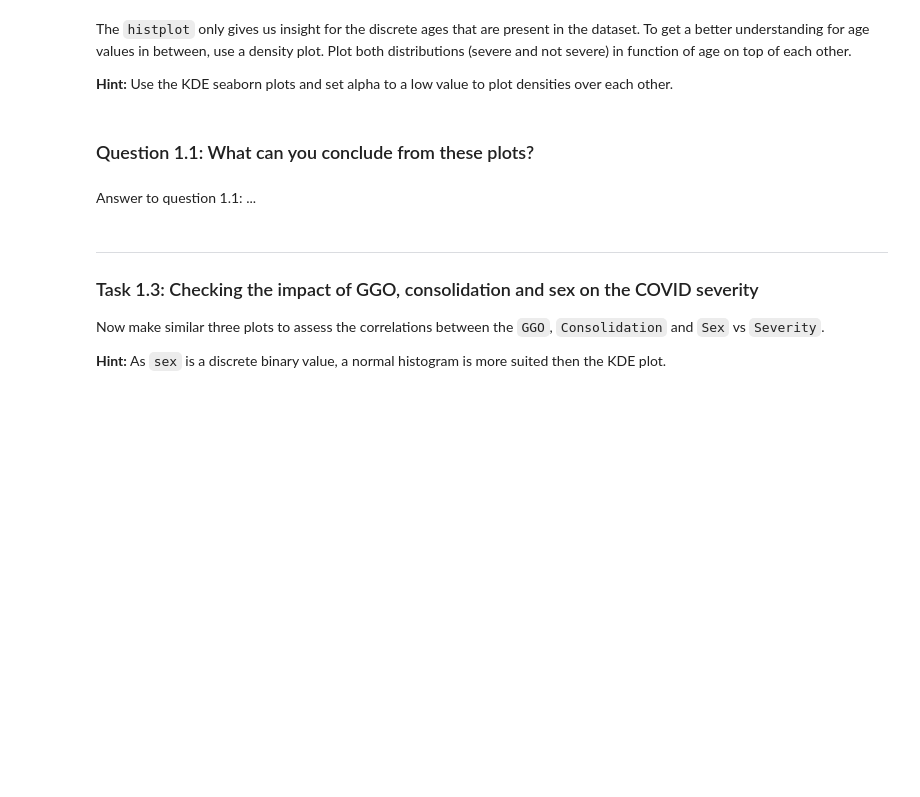
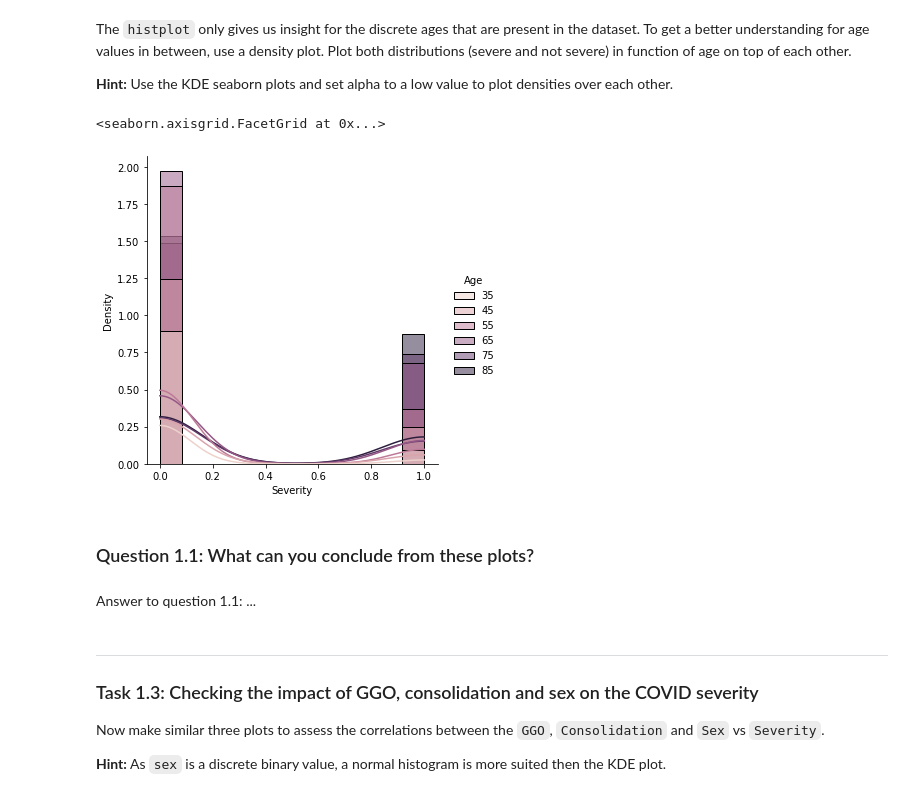
Before and after one commit to Aneruth/Clinical-Decision-Support-System, a Jupyter notebook: WPO4/WPO_4_student.ipynb, the cells around one changed output. Saved outputs shown, nothing was run; the diff lists cells and outputs as text; code cells hidden in the pictures; blank space fills up the shorter version.

```diff
--- a/WPO4/WPO_4_student.ipynb
+++ b/WPO4/WPO_4_student.ipynb
@@ -77,3 +108,8 @@ __Hint:__ Use the KDE seaborn plots and set alpha to a low value to plot densiti
+# %%
+sns.displot(df, x="Severity", hue="Age",kde=True,stat="density")
+# %% [output]
+<seaborn.axisgrid.FacetGrid at 0x...>
+[figure, added]
 # %% [markdown]
 ### Question 1.1: What can you conclude from these plots?
 # %% [markdown]
```
Also changed, not shown: parts of 17 cells of this notebook, 1 other file.
